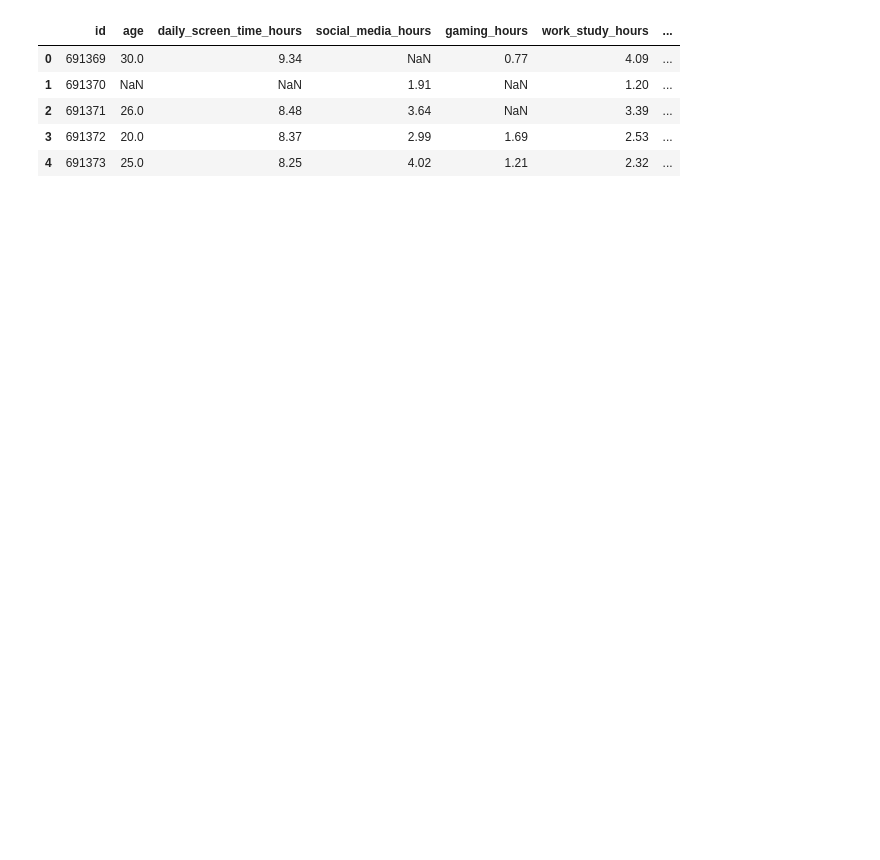
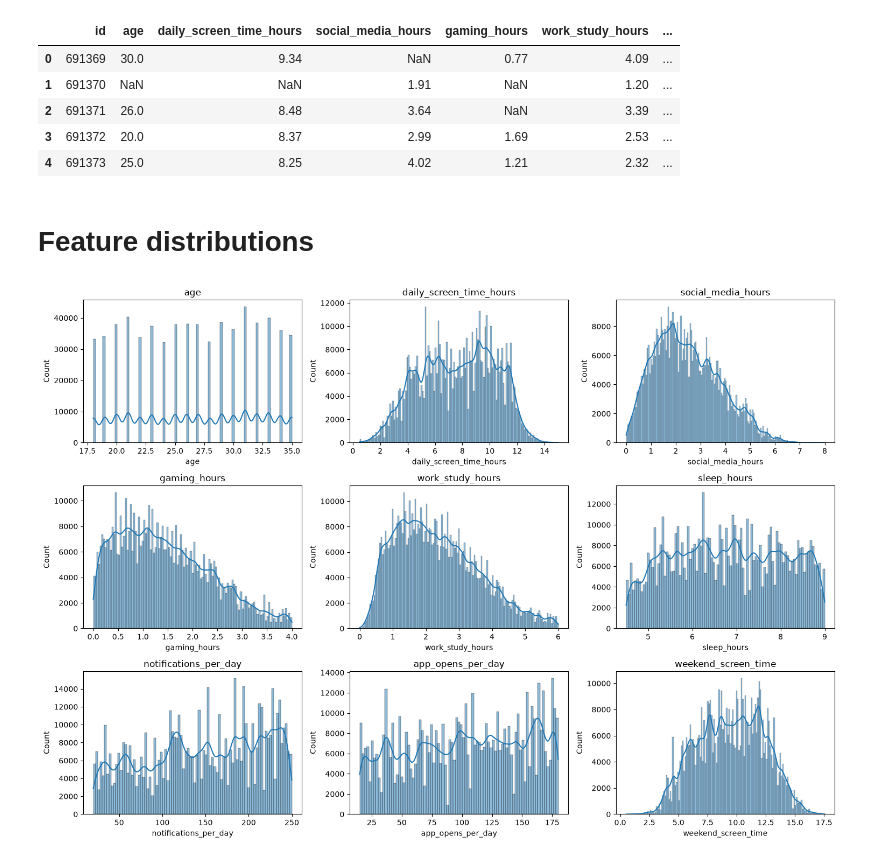
Before and after one commit to imgabrielas/Not-So-Small-ML, a Jupyter notebook: notebook.ipynb, the cells around one changed output. Cells and saved outputs as stored; diff of their text form; code cells hidden in the pictures; blank space fills up the shorter version.

```diff
--- a/notebook.ipynb
+++ b/notebook.ipynb
@@ -79,3 +97,26 @@ test_df.head()
 | 2 | 691371 | 26.0 | 8.48 | 3.64 | NaN | 3.39 | ... |
 | 3 | 691372 | 20.0 | 8.37 | 2.99 | 1.69 | 2.53 | ... |
 | 4 | 691373 | 25.0 | 8.25 | 4.02 | 1.21 | 2.32 | ... |
+# %% [markdown]
+# Feature distributions
+# %%
+numeric_features = train_df.select_dtypes(include=np.number).columns.drop(['id', 'addicted_label'])
+categorical_features = train_df.select_dtypes(include='str').columns
+
+n_cols = 3
+n_rows = -(-len(numeric_features) // n_cols)
+
+fig, axes = plt.subplots(n_rows, n_cols, figsize=(15, 3.5 * n_rows))
+axes = axes.flatten()
+
+for ax, col in zip(axes, numeric_features):
+    sns.histplot(train_df[col], kde=True, ax=ax)
+    ax.set_title(col)
+
+for ax in axes[len(numeric_features):]:
+    ax.set_visible(False)
+
+plt.tight_layout()
+plt.show()
+# %% [output]
+[figure, added]
```
Also changed, not shown: parts of 4 cells of this notebook, 5 other files.
